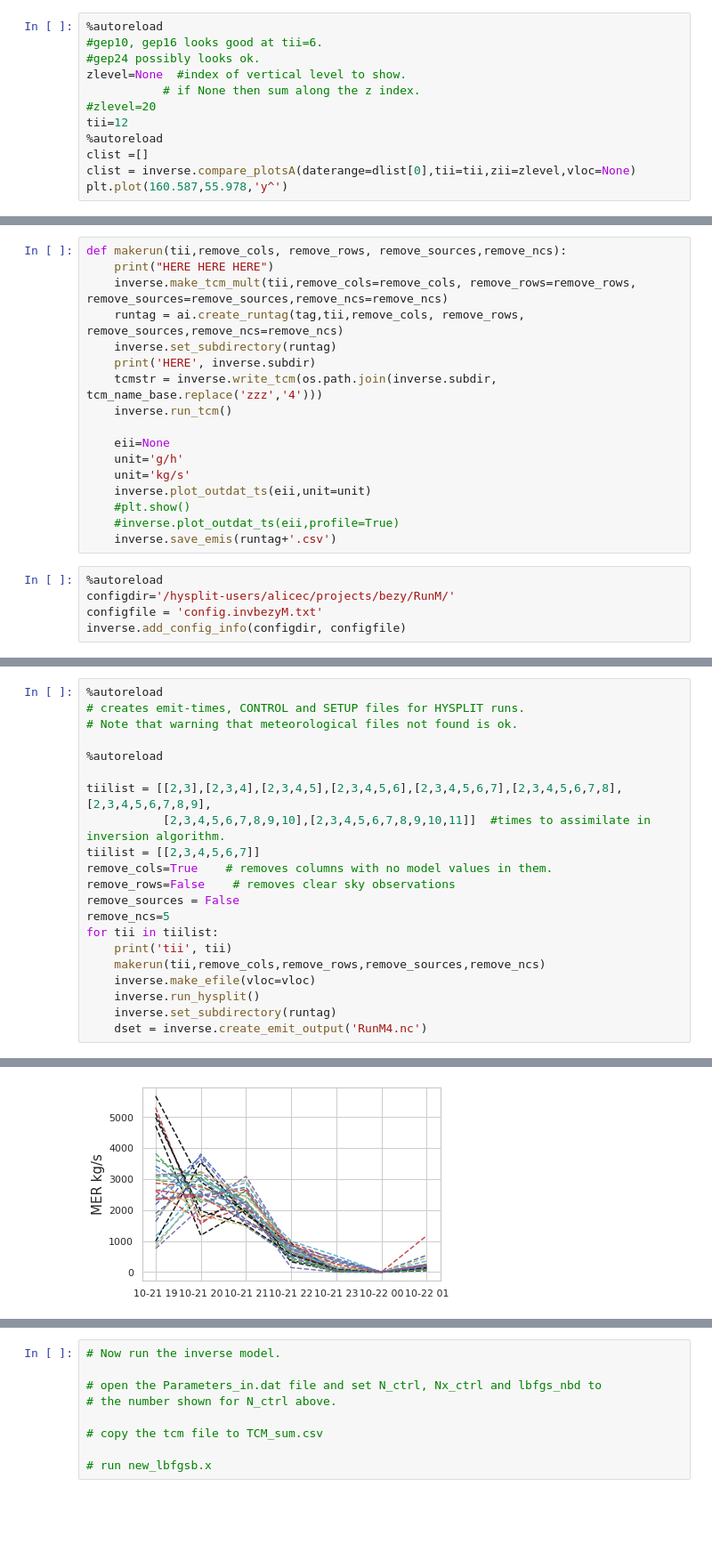
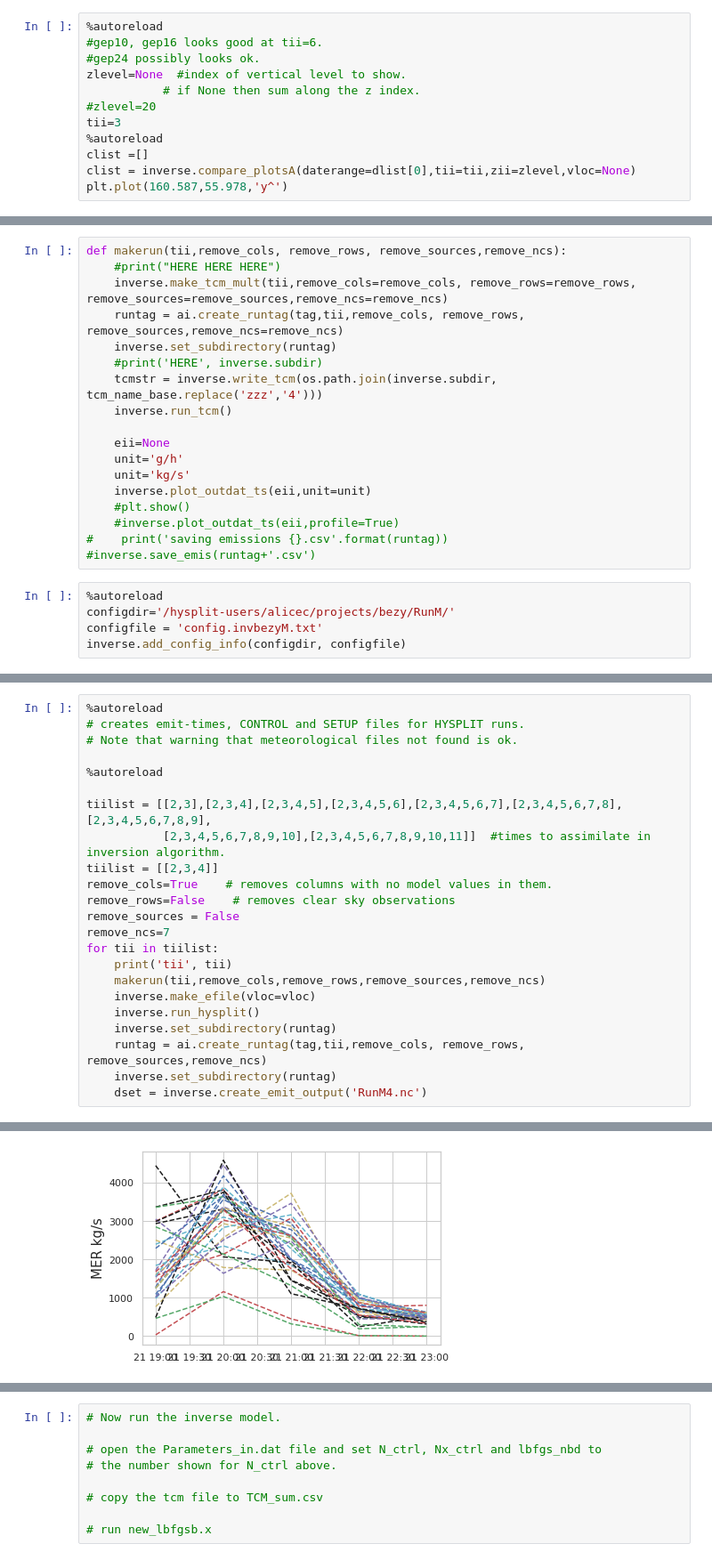
Before and after one commit to noaa-oar-arl/hysplit_asheval_notebooks, a Jupyter notebook: notebooks/BezyInverseRunM.ipynb, the cells around one changed output, grey strips where cells are left out. Shown: that part at 89% size. Drawn from its saved outputs; the diff is of its cells as text; blank space fills up the shorter version.

```diff
--- a/notebooks/BezyInverseRunM.ipynb
+++ b/notebooks/BezyInverseRunM.ipynb
@@ -181,7 +207,7 @@ times in cdump file
 zlevel=None  #index of vertical level to show.
            # if None then sum along the z index.
 #zlevel=20
-tii=12
+tii=3
 %autoreload
 clist =[]
 clist = inverse.compare_plotsA(daterange=dlist[0],tii=tii,zii=zlevel,vloc=None)
@@ -211,11 +237,11 @@ tii 12
 inverse.set_concmult(1)
 # %%
 def makerun(tii,remove_cols, remove_rows, remove_sources,remove_ncs):
-    print("HERE HERE HERE")
+    #print("HERE HERE HERE")
     inverse.make_tcm_mult(tii,remove_cols=remove_cols, remove_rows=remove_rows, remove_sources=remove_sources,remove_ncs=remove_ncs)
     runtag = ai.create_runtag(tag,tii,remove_cols, remove_rows, remove_sources,remove_ncs=remove_ncs)
     inverse.set_subdirectory(runtag)
-    print('HERE', inverse.subdir)
+    #print('HERE', inverse.subdir)
     tcmstr = inverse.write_tcm(os.path.join(inverse.subdir, tcm_name_base.replace('zzz','4')))
     inverse.run_tcm()
 
@@ -225,7 +251,8 @@ def makerun(tii,remove_cols, remove_rows, remove_sources,remove_ncs):
     inverse.plot_outdat_ts(eii,unit=unit)
     #plt.show()
     #inverse.plot_outdat_ts(eii,profile=True)
-    inverse.save_emis(runtag+'.csv')
+#    print('saving emissions {}.csv'.format(runtag))
+#inverse.save_emis(runtag+'.csv')
 # %%
 %autoreload
 configdir='/hysplit-users/alicec/projects/bezy/RunM/'
@@ -265,16 +298,18 @@ dict_keys(['102119_2880', '102119_3880', '102119_4880', '102119_5880', '102119_6
 
 tiilist = [[2,3],[2,3,4],[2,3,4,5],[2,3,4,5,6],[2,3,4,5,6,7],[2,3,4,5,6,7,8],[2,3,4,5,6,7,8,9],
            [2,3,4,5,6,7,8,9,10],[2,3,4,5,6,7,8,9,10,11]]  #times to assimilate in inversion algorithm.
-tiilist = [[2,3,4,5,6,7]]
+tiilist = [[2,3,4]]
 remove_cols=True    # removes columns with no model values in them.
 remove_rows=False    # removes clear sky observations
 remove_sources = False
-remove_ncs=5
+remove_ncs=7
 for tii in tiilist:
     print('tii', tii)
     makerun(tii,remove_cols,remove_rows,remove_sources,remove_ncs)
     inverse.make_efile(vloc=vloc)
     inverse.run_hysplit()
     inverse.set_subdirectory(runtag)
+    runtag = ai.create_runtag(tag,tii,remove_cols, remove_rows, remove_sources,remove_ncs)
+    inverse.set_subdirectory(runtag)
     dset = inverse.create_emit_output('RunM4.nc')
 # %% [output]
@@ -315 +351 @@ WARNING: Guessing Century for HYSPLIT concentration file 2000
-[figure, old version]
+[figure, new version]
```
Also changed, not shown: parts of 31 cells of this notebook, 5 other files.
